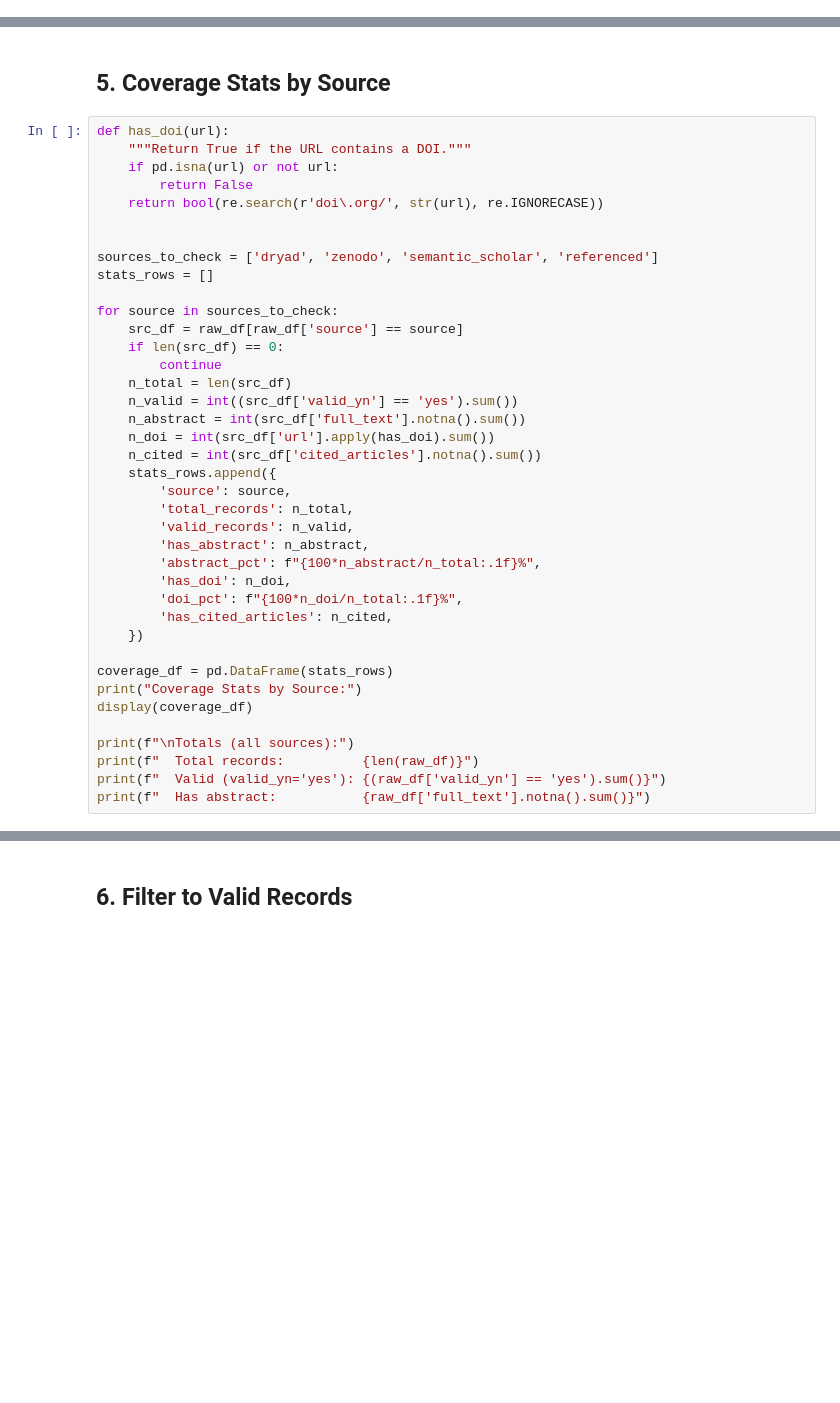
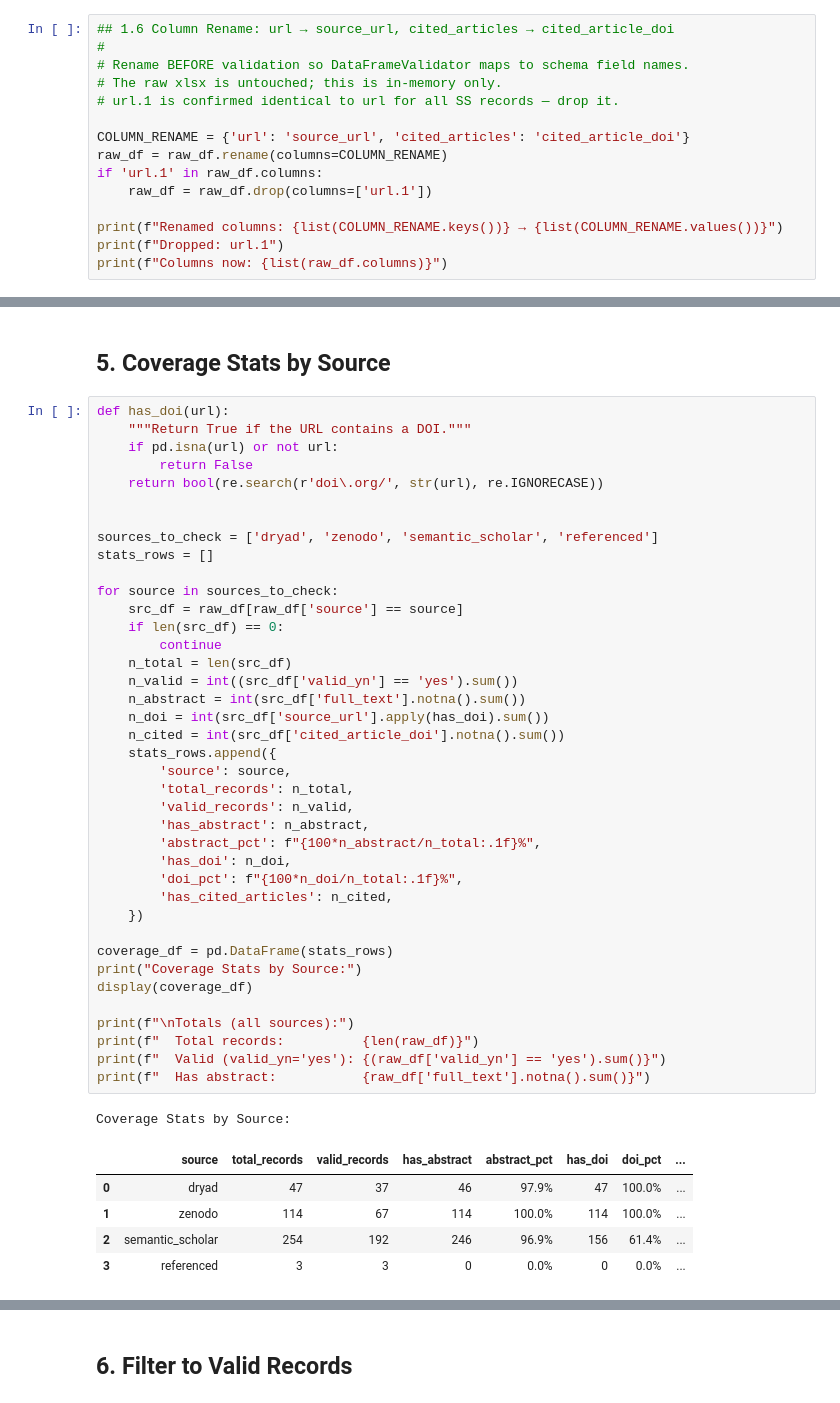
Before and after one commit to BiodiversiteQuebec/llm_metadata, a Jupyter notebook: notebooks/fuster_annotations_validation.ipynb, the cells around one changed output, grey strips where cells are left out. Saved outputs shown, nothing was run; the diff lists cells and outputs as text; blank space fills up the shorter version.

```diff
--- a/notebooks/fuster_annotations_validation.ipynb
+++ b/notebooks/fuster_annotations_validation.ipynb
@@ -59,0 +99,15 @@ print(dryad_zenodo_df[['url', 'url.1']].head(5).to_string())
+# %%
+## 1.6 Column Rename: url → source_url, cited_articles → cited_article_doi
+#
+# Rename BEFORE validation so DataFrameValidator maps to schema field names.
+# The raw xlsx is untouched; this is in-memory only.
+# url.1 is confirmed identical to url for all SS records — drop it.
+
+COLUMN_RENAME = {'url': 'source_url', 'cited_articles': 'cited_article_doi'}
+raw_df = raw_df.rename(columns=COLUMN_RENAME)
+if 'url.1' in raw_df.columns:
+    raw_df = raw_df.drop(columns=['url.1'])
+
+print(f"Renamed columns: {list(COLUMN_RENAME.keys())} → {list(COLUMN_RENAME.values())}")
+print(f"Dropped: url.1")
+print(f"Columns now: {list(raw_df.columns)}")
@@ -160,32 +263,39 @@ def has_doi(url):
 
 sources_to_check = ['dryad', 'zenodo', 'semantic_scholar', 'referenced']
 stats_rows = []
 
 for source in sources_to_check:
     src_df = raw_df[raw_df['source'] == source]
     if len(src_df) == 0:
         continue
     n_total = len(src_df)
     n_valid = int((src_df['valid_yn'] == 'yes').sum())
     n_abstract = int(src_df['full_text'].notna().sum())
-    n_doi = int(src_df['url'].apply(has_doi).sum())
-    n_cited = int(src_df['cited_articles'].notna().sum())
+    n_doi = int(src_df['source_url'].apply(has_doi).sum())
+    n_cited = int(src_df['cited_article_doi'].notna().sum())
     stats_rows.append({
         'source': source,
         'total_records': n_total,
         'valid_records': n_valid,
         'has_abstract': n_abstract,
         'abstract_pct': f"{100*n_abstract/n_total:.1f}%",
         'has_doi': n_doi,
         'doi_pct': f"{100*n_doi/n_total:.1f}%",
         'has_cited_articles': n_cited,
     })
 
 coverage_df = pd.DataFrame(stats_rows)
 print("Coverage Stats by Source:")
 display(coverage_df)
 
 print(f"\nTotals (all sources):")
 print(f"  Total records:          {len(raw_df)}")
 print(f"  Valid (valid_yn='yes'): {(raw_df['valid_yn'] == 'yes').sum()}")
 print(f"  Has abstract:           {raw_df['full_text'].notna().sum()}")
+# %% [output]
+Coverage Stats by Source:
+|  | source | total_records | valid_records | has_abstract | abstract_pct | has_doi | doi_pct | ... |
+| 0 | dryad | 47 | 37 | 46 | 97.9% | 47 | 100.0% | ... |
+| 1 | zenodo | 114 | 67 | 114 | 100.0% | 114 | 100.0% | ... |
+| 2 | semantic_scholar | 254 | 192 | 246 | 96.9% | 156 | 61.4% | ... |
+| 3 | referenced | 3 | 3 | 0 | 0.0% | 0 | 0.0% | ... |
```
Also changed, not shown: parts of 14 cells of this notebook, 5 other files.
